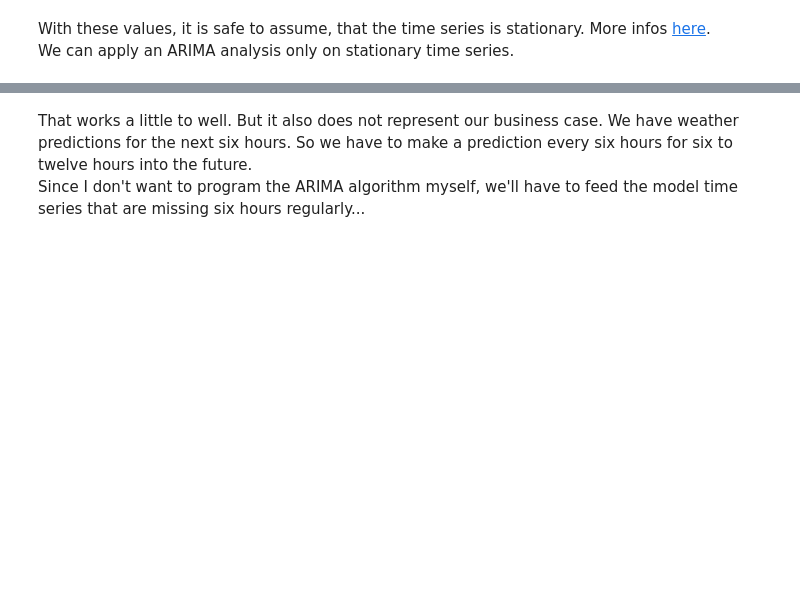
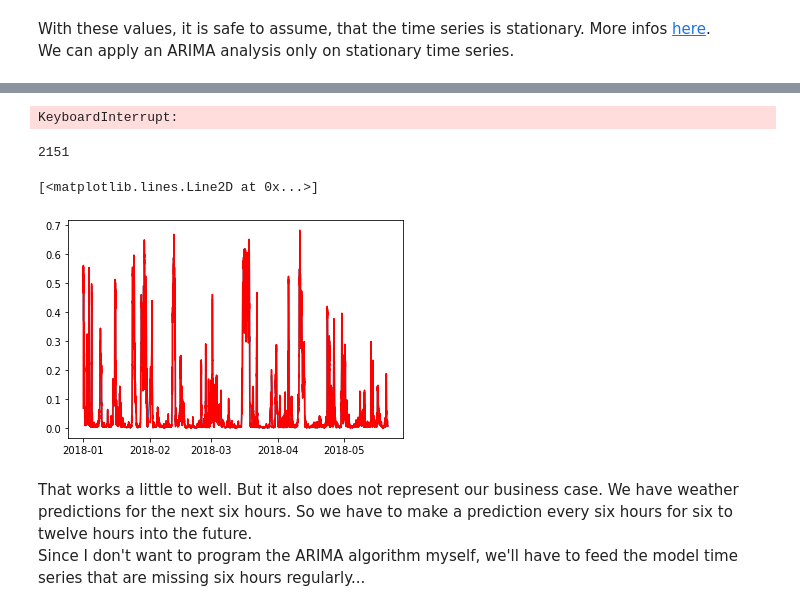
Before and after one commit to ThomTe314/capstone_quadra, a Jupyter notebook: Capstone ML.ipynb, the cells around one changed output, grey strips where cells are left out. Saved outputs shown, nothing was run; the diff lists cells and outputs as text; code cells hidden in the pictures; blank space fills up the shorter version.

Commit message:
ARIMA working

```diff
--- a/Capstone ML.ipynb
+++ b/Capstone ML.ipynb
@@ -447,3 +544,0 @@ clean_df[(clean_df.index >= date_list[9+1]) & (clean_df.index < date_list[9+2])]
-# %%
-model = ARIMA(X_.target_losses_norm, order=order)
-results = model.fit(disp=-1)
@@ -455,0 +549,34 @@ def run_arima(df, order=(1,0,1), test):
+# %%
+def arima_model_applier(df, order=(1,0,1), lag = 6*6):
+
+    test_values, results = [], []
+
+    for i in range(2+int(lag/36), len(date_list)):
+        train_frame =(df.index >= date_list[max([int(lag/36)+1, i - (6*24*30*2)])]) & (df.index < date_list[i-1])
+        test_frame = (df.index >= date_list[i-1]) & (df.index < date_list[i])
+
+        if not any(train_frame):
+            continue
+
+        df_train = df[wthr_columns].shift(lag)[train_frame]
+        df_train['target_losses_norm'] = list(df.target_losses_norm[train_frame])
+
+        model = ARIMA(df_train.target_losses_norm, order=order)
+
+        result = model.fit(disp=-1)
+        if result == None:
+            continue
+
+        test_value = clean_df.target_losses_norm[test_frame]
+        if len(test_value) < lag:
+            continue
+
+        results.append(result)
+        test_values.append(test_value)
+
+
+    return results, test_values
+# %%
+results, test = arima_model_applier(clean_df)
+# %% [output]
+KeyboardInterrupt:
@@ -455,0 +586,4 @@ def run_arima(df, order=(1,0,1), test):
+# %%
+len(test_values)
+# %% [output]
+2151
@@ -456,6 +593,9 @@ def run_arima(df, order=(1,0,1), test):
 # %%
-    plt.plot(clean_df[:10000].target_losses_norm)
+    plt.plot(clean_df[:20000].target_losses_norm)
     plt.plot(results.fittedvalues, color='red')
+# %% [output]
+[<matplotlib.lines.Line2D at 0x...>]
+[figure, added]
 # %%
 (clean_df[:10000].target_losses_norm - results.fittedvalues).plot()
 # %% [markdown]
```
Also changed, not shown: parts of 16 cells of this notebook.
